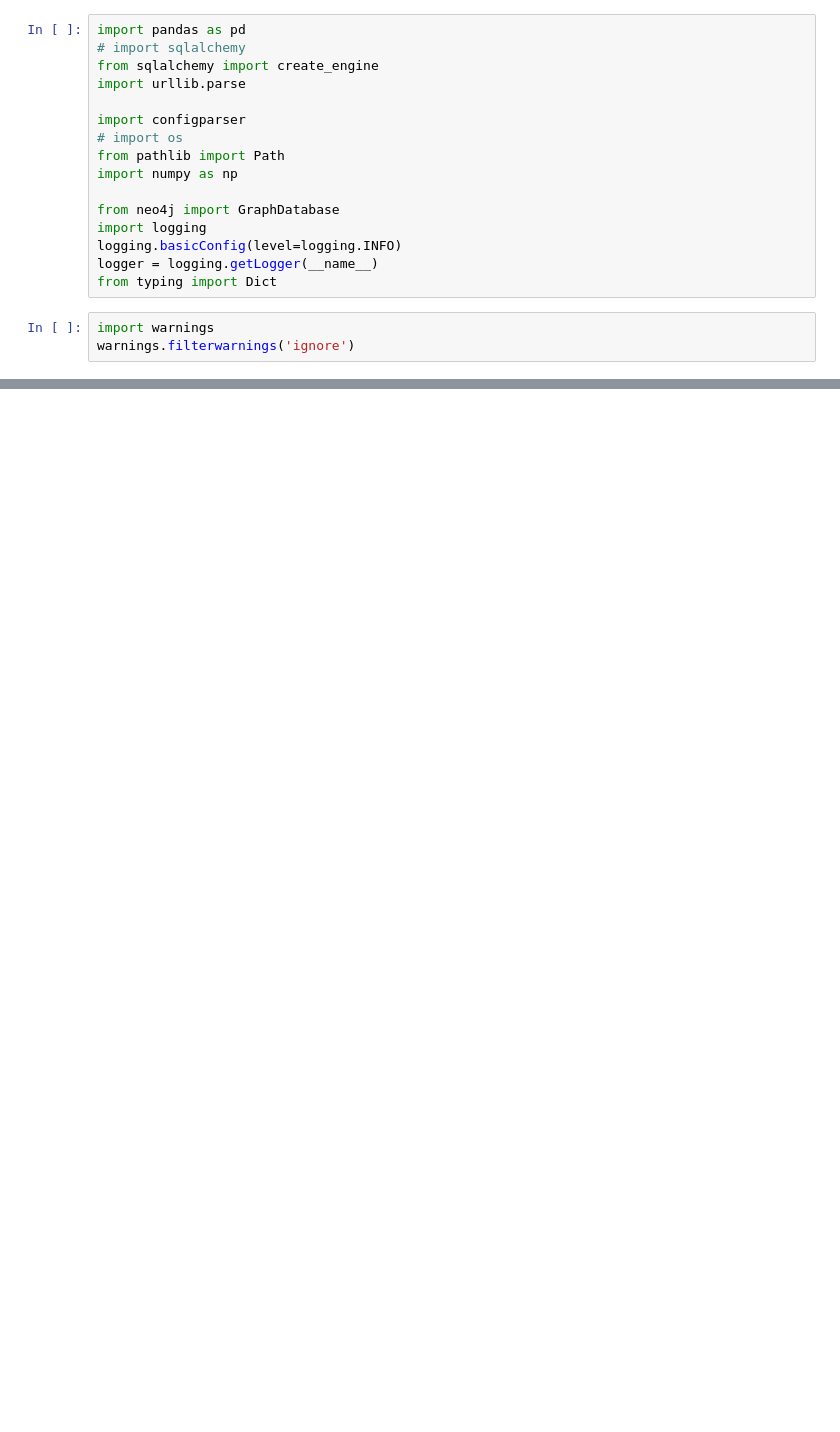
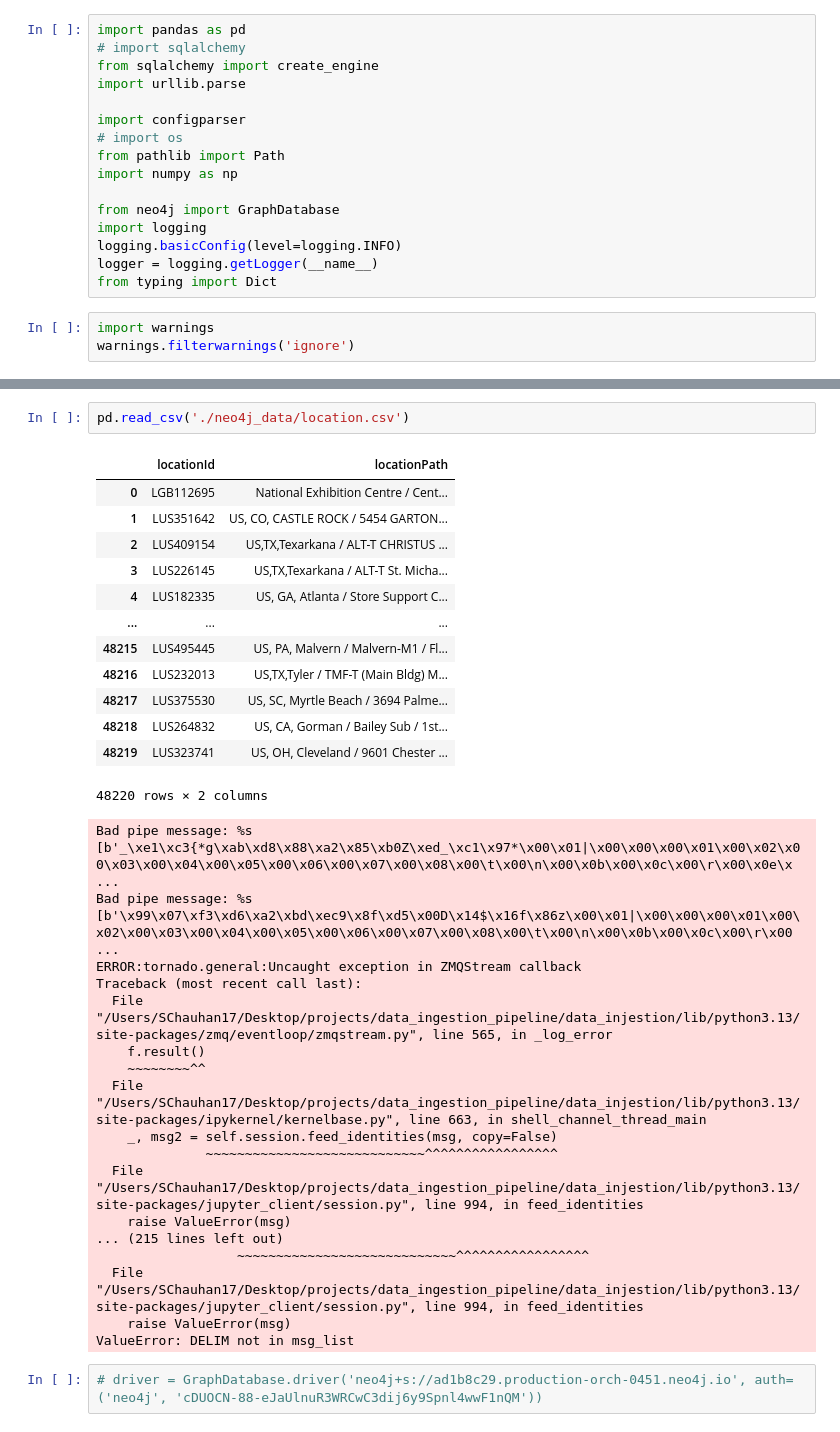
Before and after one commit to Siddharth-cbre/data_ingestion_pipeline, a Jupyter notebook: postgres_to_neo4j.ipynb, the cells around one changed output, grey strips where cells are left out. Saved outputs shown, nothing was run; the diff lists cells and outputs as text; blank space fills up the shorter version.

```diff
--- a/postgres_to_neo4j.ipynb
+++ b/postgres_to_neo4j.ipynb
@@ -810,0 +821,35 @@ ValueError: DELIM not in msg_list
+# %%
+pd.read_csv('./neo4j_data/location.csv')
+# %% [output]
+|  | locationId | locationPath |
+| 0 | LGB112695 | National Exhibition Centre / Cent... |
+| 1 | LUS351642 | US, CO, CASTLE ROCK / 5454 GARTON... |
+| 2 | LUS409154 | US,TX,Texarkana / ALT-T CHRISTUS ... |
+| 3 | LUS226145 | US,TX,Texarkana / ALT-T St. Micha... |
+| 4 | LUS182335 | US, GA, Atlanta / Store Support C... |
+| ... | ... | ... |
+| 48215 | LUS495445 | US, PA, Malvern / Malvern-M1 / Fl... |
+| 48216 | LUS232013 | US,TX,Tyler / TMF-T (Main Bldg) M... |
+| 48217 | LUS375530 | US, SC, Myrtle Beach / 3694 Palme... |
+| 48218 | LUS264832 | US, CA, Gorman / Bailey Sub / 1st... |
+| 48219 | LUS323741 | US, OH, Cleveland / 9601 Chester ... |
+48220 rows × 2 columns
+Bad pipe message: %s [b'_\xe1\xc3{*g\xab\xd8\x88\xa2\x85\xb0Z\xed_\xc1\x97*\x00\x01|\x00\x00\x00\x01\x00\x02\x00\x03\x00\x04\x00\x05\x00\x06\x00\x07\x00\x08\x00\t\x00\n\x00\x0b\x00\x0c\x00\r\x00\x0e\x ...
+Bad pipe message: %s [b'\x99\x07\xf3\xd6\xa2\xbd\xec9\x8f\xd5\x00D\x14$\x16f\x86z\x00\x01|\x00\x00\x00\x01\x00\x02\x00\x03\x00\x04\x00\x05\x00\x06\x00\x07\x00\x08\x00\t\x00\n\x00\x0b\x00\x0c\x00\r\x00 ...
+ERROR:tornado.general:Uncaught exception in ZMQStream callback
+Traceback (most recent call last):
+  File "/Users/SChauhan17/Desktop/projects/data_ingestion_pipeline/data_injestion/lib/python3.13/site-packages/zmq/eventloop/zmqstream.py", line 565, in _log_error
+    f.result()
+    ~~~~~~~~^^
+  File "/Users/SChauhan17/Desktop/projects/data_ingestion_pipeline/data_injestion/lib/python3.13/site-packages/ipykernel/kernelbase.py", line 663, in shell_channel_thread_main
+    _, msg2 = self.session.feed_identities(msg, copy=False)
+              ~~~~~~~~~~~~~~~~~~~~~~~~~~~~^^^^^^^^^^^^^^^^^
+  File "/Users/SChauhan17/Desktop/projects/data_ingestion_pipeline/data_injestion/lib/python3.13/site-packages/jupyter_client/session.py", line 994, in feed_identities
+    raise ValueError(msg)
+... (215 lines left out)
+                  ~~~~~~~~~~~~~~~~~~~~~~~~~~~~^^^^^^^^^^^^^^^^^
+  File "/Users/SChauhan17/Desktop/projects/data_ingestion_pipeline/data_injestion/lib/python3.13/site-packages/jupyter_client/session.py", line 994, in feed_identities
+    raise ValueError(msg)
+ValueError: DELIM not in msg_list
+# %%
+# driver = GraphDatabase.driver('neo4j+s://ad1b8c29.production-orch-0451.neo4j.io', auth=('neo4j', 'cDUOCN-88-eJaUlnuR3WRCwC3dij6y9Spnl4wwF1nQM'))
```
Also changed, not shown: parts of 6 cells of this notebook, 3 other files.
